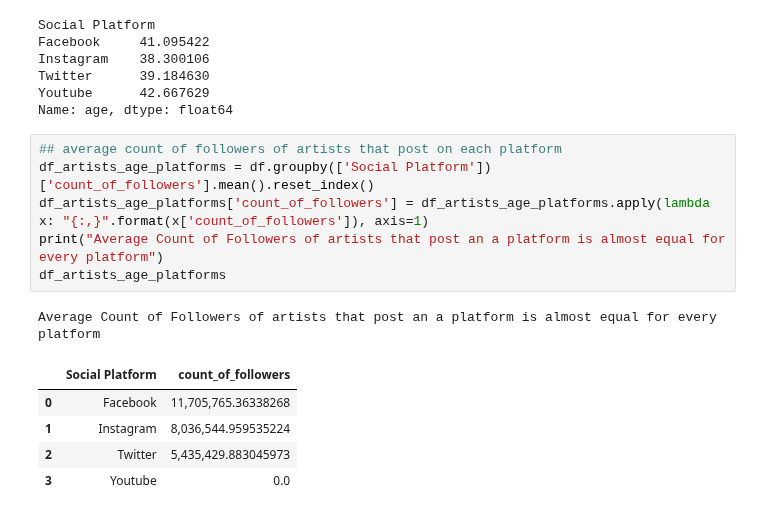
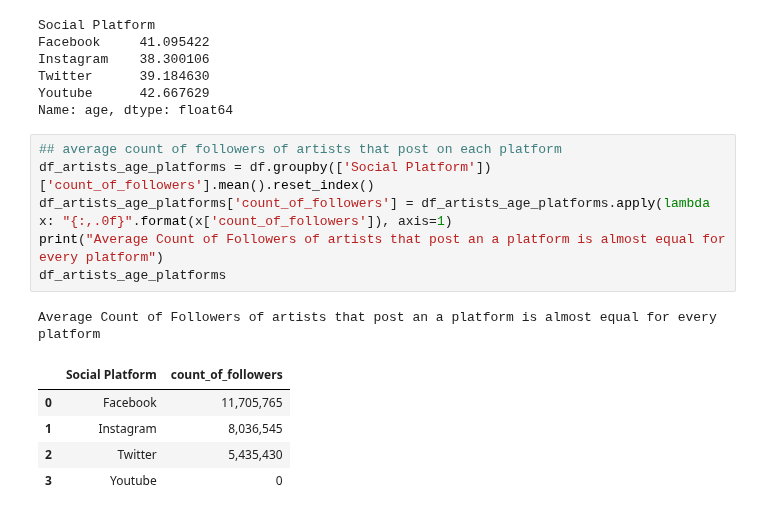
Before and after one commit to ghazalerfani/SocialMedia-Music, a Jupyter notebook: CleanedDatasets/EDA Task 2.ipynb, the cells around one changed output. Saved outputs shown, nothing was run; the diff lists cells and outputs as text.

```diff
--- a/CleanedDatasets/EDA Task 2.ipynb
+++ b/CleanedDatasets/EDA Task 2.ipynb
@@ -222,13 +222,13 @@ Name: age, dtype: float64
 # %%
 ## average count of followers of artists that post on each platform
 df_artists_age_platforms = df.groupby(['Social Platform'])['count_of_followers'].mean().reset_index()
-df_artists_age_platforms['count_of_followers'] = df_artists_age_platforms.apply(lambda x: "{:,}".format(x['count_of_followers']), axis=1)
+df_artists_age_platforms['count_of_followers'] = df_artists_age_platforms.apply(lambda x: "{:,.0f}".format(x['count_of_followers']), axis=1)
 print("Average Count of Followers of artists that post an a platform is almost equal for every platform")
 df_artists_age_platforms
 # %% [output]
 Average Count of Followers of artists that post an a platform is almost equal for every platform
 |  | Social Platform | count_of_followers |
-| 0 | Facebook | 11,705,765.36338268 |
-| 1 | Instagram | 8,036,544.959535224 |
-| 2 | Twitter | 5,435,429.883045973 |
-| 3 | Youtube | 0.0 |
+| 0 | Facebook | 11,705,765 |
+| 1 | Instagram | 8,036,545 |
+| 2 | Twitter | 5,435,430 |
+| 3 | Youtube | 0 |
```
